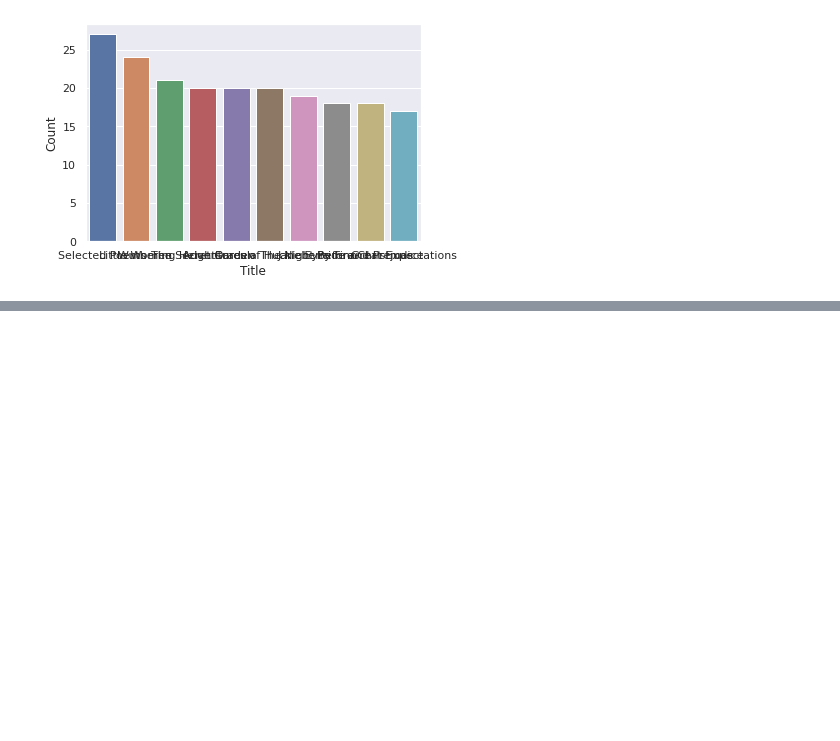
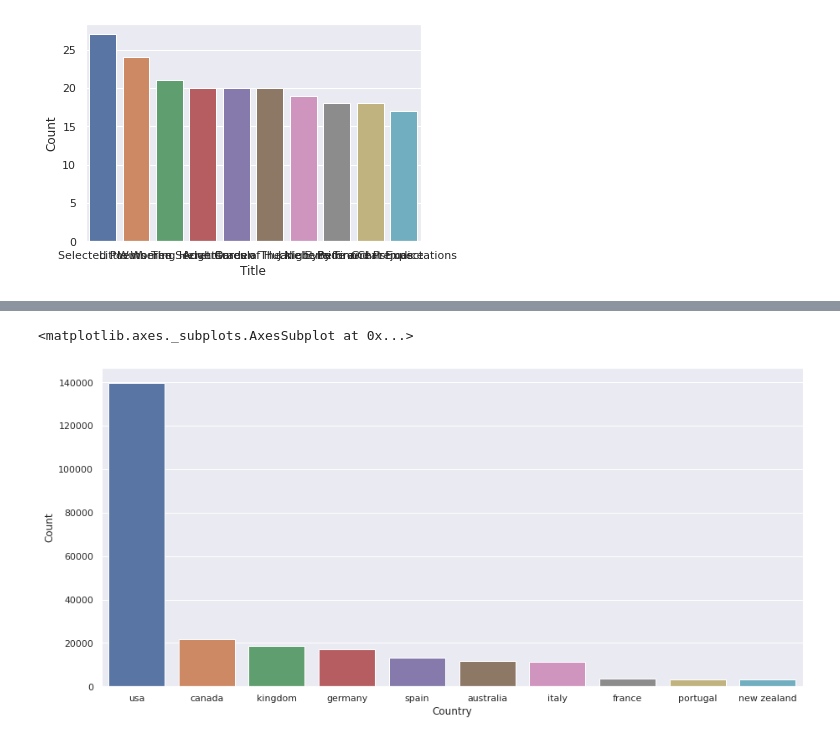
Before and after one commit to rsonar821/Unsupervised-Learning-Capstone-Project, a Jupyter notebook: Book_Recommender_System.ipynb, the cells around one changed output, grey strips where cells are left out. Drawn from its saved outputs; the diff is of its cells as text; code cells hidden in the pictures; blank space fills up the shorter version.

```diff
--- a/Book_Recommender_System.ipynb
+++ b/Book_Recommender_System.ipynb
@@ -154,0 +181,2 @@ sns.barplot(x = 'Title', y = 'Count', data = top_titles)
+# %%
+users_df.rename(columns = {'User-ID':'User_ID'}, inplace = True)
@@ -154,0 +199,2 @@ sns.barplot(x = 'Title', y = 'Count', data = top_titles)
+# %%
+users_df['Age'].fillna(users_df['Age'].mean(), inplace=True)
@@ -154,0 +254,17 @@ sns.barplot(x = 'Title', y = 'Count', data = top_titles)
+# %%
+def part_string(string):
+  country = string.rpartition(' ')[-1]
+  if country=='zealand':
+    return 'new zealand'
+  else:
+    return country
+# %%
+users_df['Country'] = users_df['Location'].apply(part_string)
+# %%
+top_countries = pd.DataFrame(users_df['Country'].value_counts()[:10]).reset_index()
+top_countries.rename(columns = {'index':'Country', 'Country':'Count'}, inplace=True)
+plt.figure(figsize=(15,7))
+sns.barplot(x='Country', y='Count', data=top_countries)
+# %% [output]
+<matplotlib.axes._subplots.AxesSubplot at 0x...>
+[figure, added]
```
Also changed, not shown: parts of 14 cells of this notebook.
